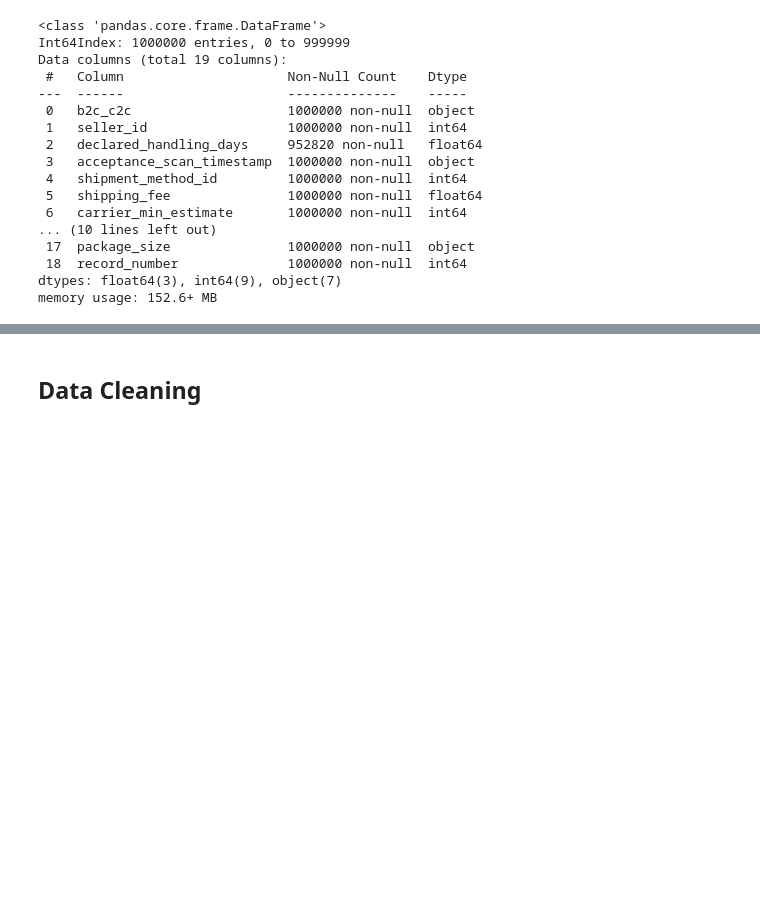
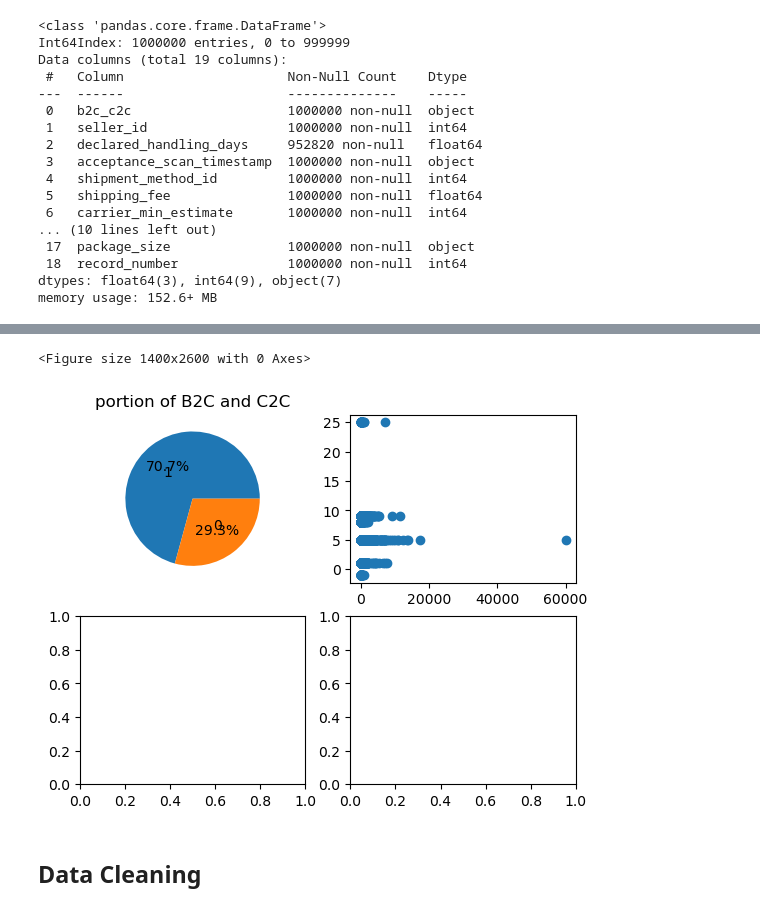
Before and after one commit to henry-vuong/Capstone_Prediction_delivery_time, a Jupyter notebook: notebooks/Ebay data explore.ipynb, the cells around one changed output, grey strips where cells are left out. Saved outputs shown, nothing was run; the diff lists cells and outputs as text; code cells hidden in the pictures; blank space fills up the shorter version.

```diff
--- a/notebooks/Ebay data explore.ipynb
+++ b/notebooks/Ebay data explore.ipynb
@@ -77,6 +79,21 @@ df_ebay.select_dtypes('object').head()
 | 2 | B2C | 2019-01-07 16:22:00.000-05:00 | 27292 | 53010 | 2019-01-06 00:02:00.000-05:00 | 2019-01-10 | PACKAGE_THICK_ENVELOPE |
 | 3 | B2C | 2018-12-17 16:56:00.000-08:00 | 90703 | 80022 | 2018-12-16 10:28:28.000-08:00 | 2018-12-21 | PACKAGE_THICK_ENVELOPE |
 | 4 | B2C | 2018-07-27 16:48:00.000-07:00 | 90703 | 55070 | 2018-07-26 18:20:02.000-07:00 | 2018-07-30 | PACKAGE_THICK_ENVELOPE |
+# %%
+plt.figure(figsize=(14, 26))
+plt.subplots(2, 2)
+
+plt.subplot(2, 2, 1)
+plt.pie(df_ebay['b2c_c2c'].value_counts(), labels= df_ebay['b2c_c2c'].unique(), labeldistance=0.5, autopct='%1.1f%%')
+plt.title('portion of B2C and C2C')
+
+plt.subplot(2, 2, 2)
+plt.scatter( df_ebay['item_price'], df_ebay['carrier_max_estimate'])
+
+plt.show()
+# %% [output]
+<Figure size 1400x2600 with 0 Axes>
+[figure, added]
 # %% [markdown]
 ## Data Cleaning
 # %% [markdown]
```
Also changed, not shown: parts of 7 cells of this notebook.
